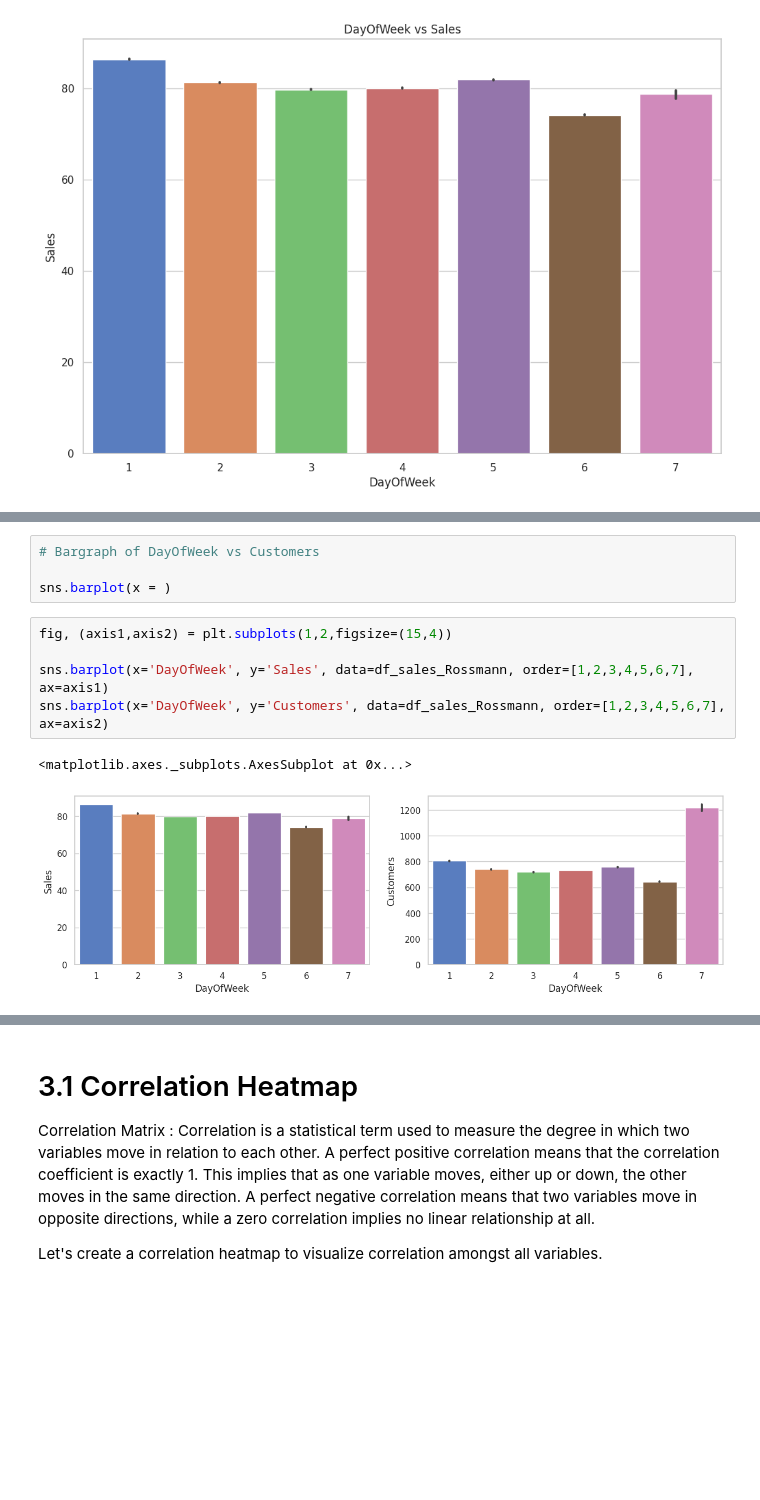
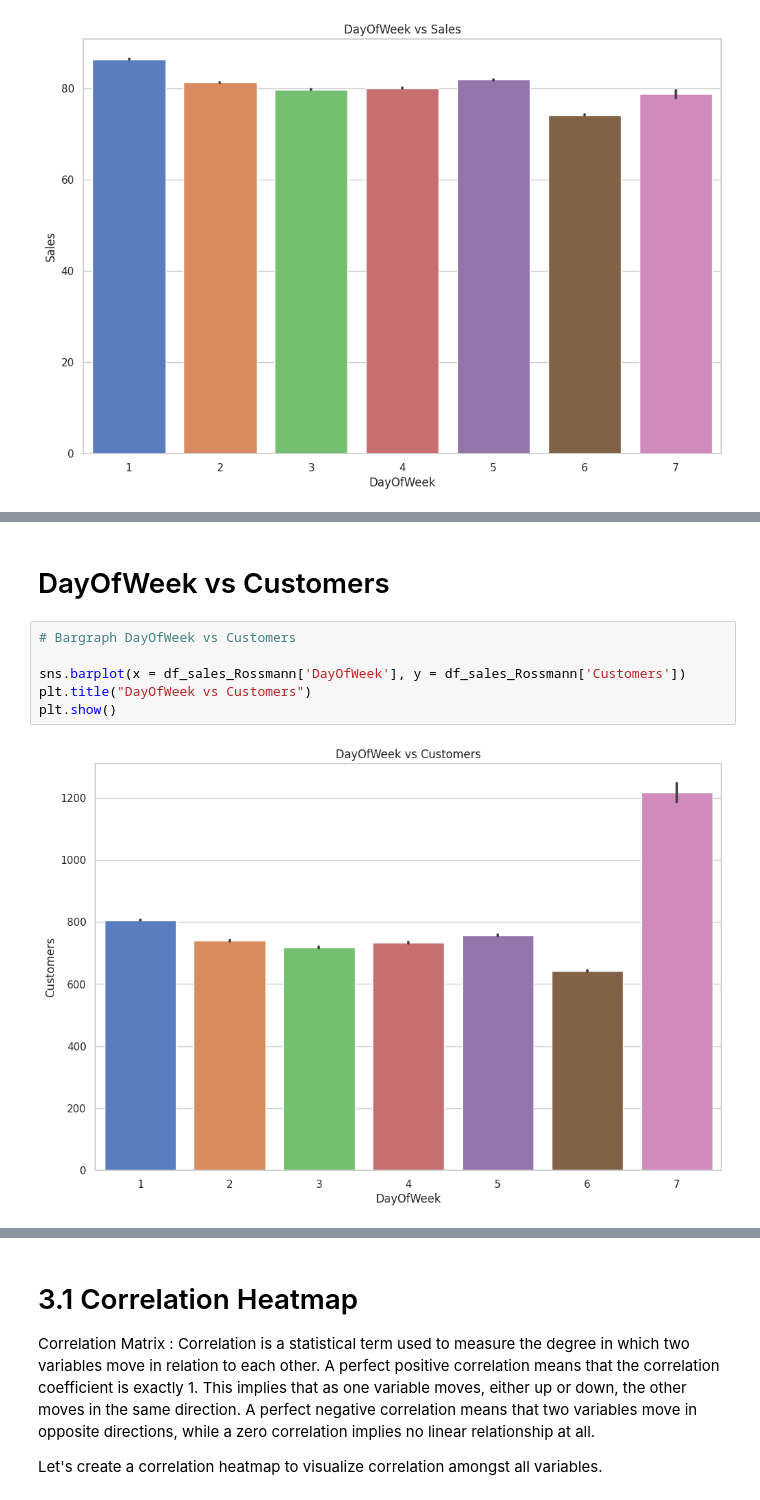
Before and after one commit to saptaksubhra/Regression-ML-Retail-Sales-Prediction-Rossmann, a Jupyter notebook: Rossmann_Sales_Prediction_Final_Notebook_Capstone_Project.ipynb, the cells around one changed output, grey strips where cells are left out. Cells and saved outputs as stored; diff of their text form; blank space fills up the shorter version.

```diff
--- a/Rossmann_Sales_Prediction_Final_Notebook_Capstone_Project.ipynb
+++ b/Rossmann_Sales_Prediction_Final_Notebook_Capstone_Project.ipynb
@@ -900,12 +989,10 @@ plt.show()
+# %% [markdown]
+# DayOfWeek vs Customers
 # %%
-# Bargraph of DayOfWeek vs Customers
+# Bargraph DayOfWeek vs Customers
 
-sns.barplot(x = )
+sns.barplot(x = df_sales_Rossmann['DayOfWeek'], y = df_sales_Rossmann['Customers'])
+plt.title("DayOfWeek vs Customers")
+plt.show()
+# %% [output]
+[figure, added]
-# %%
-fig, (axis1,axis2) = plt.subplots(1,2,figsize=(15,4))
-
-sns.barplot(x='DayOfWeek', y='Sales', data=df_sales_Rossmann, order=[1,2,3,4,5,6,7], ax=axis1)
-sns.barplot(x='DayOfWeek', y='Customers', data=df_sales_Rossmann, order=[1,2,3,4,5,6,7], ax=axis2)
-# %% [output]
-<matplotlib.axes._subplots.AxesSubplot at 0x...>
-[figure, removed]
```
Also changed, not shown: parts of 60 cells of this notebook.
